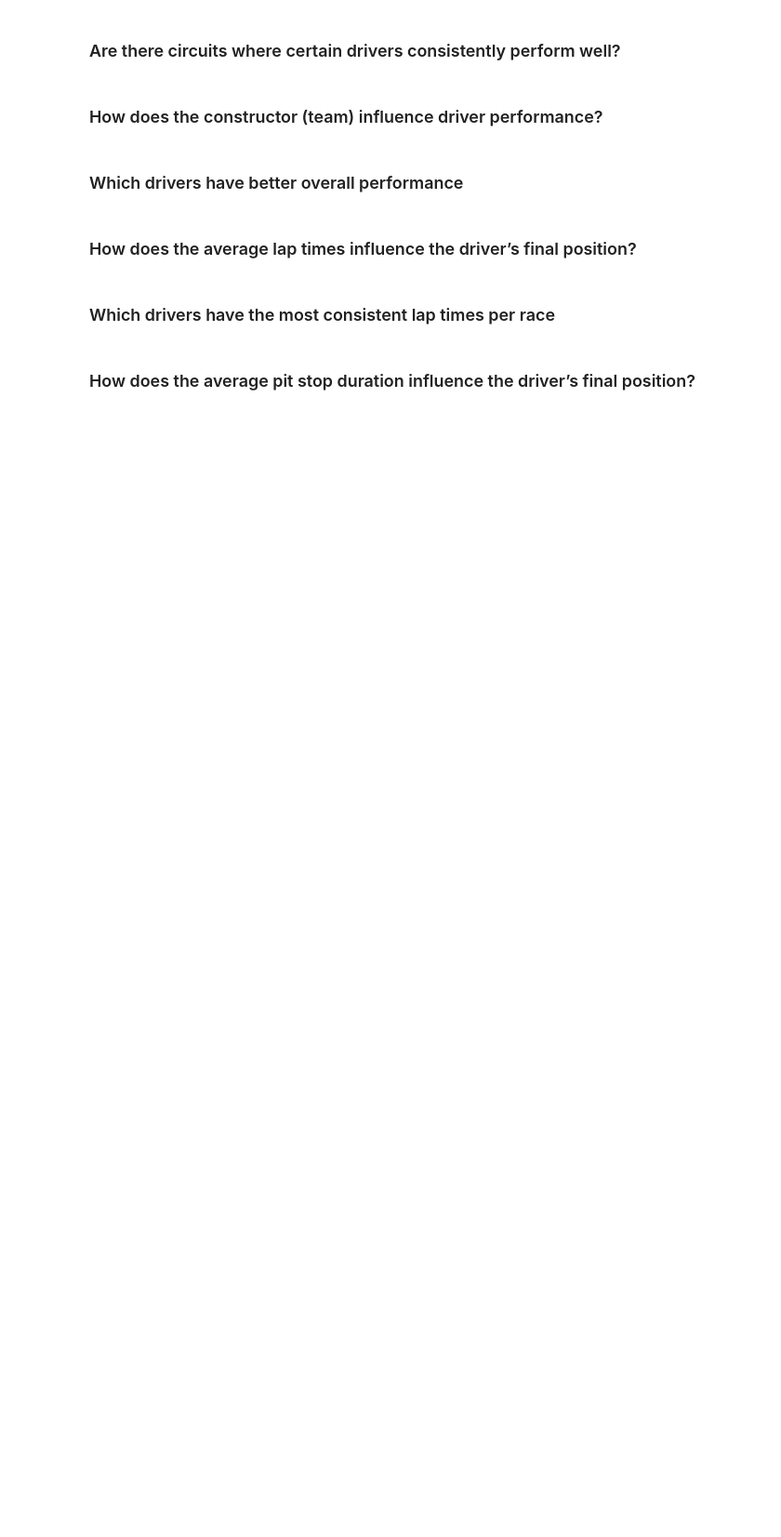
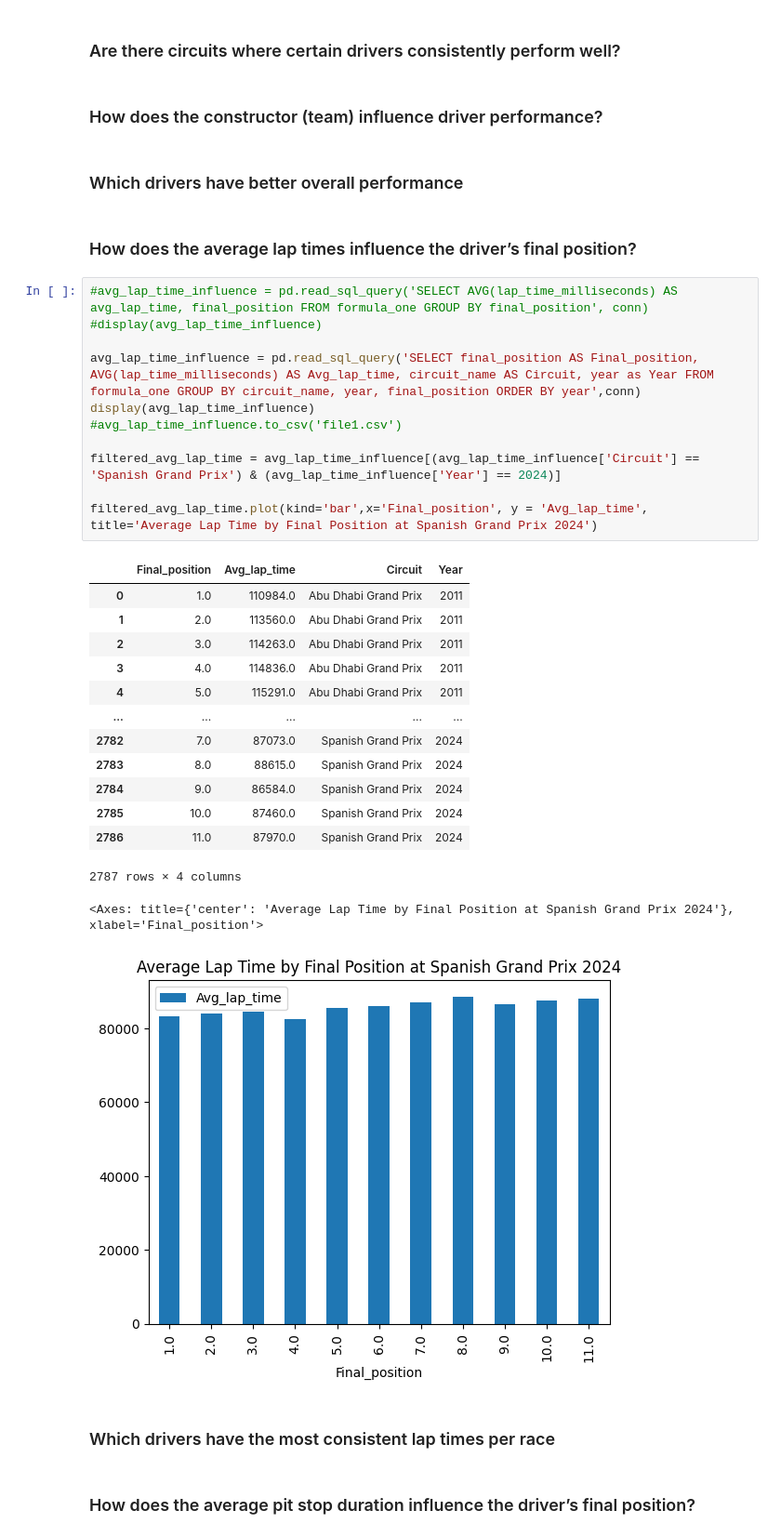
Before and after one commit to jennydang61/Driver-Performance-Prediction, a Jupyter notebook: formula1.ipynb, the cells around one changed output. Shown at 93% size. Cells and saved outputs as stored; diff of their text form; blank space fills up the shorter version.

Commit message:
update avg lap times influence

```diff
--- a/formula1.ipynb
+++ b/formula1.ipynb
@@ -628,6 +628,33 @@ Pearson correlation coefficient: 0.341067081875067
 ### Which drivers have better overall performance
 # %% [markdown]
 ### How does the average lap times influence the driver’s final position?
+# %%
+#avg_lap_time_influence = pd.read_sql_query('SELECT AVG(lap_time_milliseconds) AS avg_lap_time, final_position FROM formula_one GROUP BY final_position', conn)
+#display(avg_lap_time_influence)
+
+avg_lap_time_influence = pd.read_sql_query('SELECT final_position AS Final_position, AVG(lap_time_milliseconds) AS Avg_lap_time, circuit_name AS Circuit, year as Year FROM formula_one GROUP BY circuit_name, year, final_position ORDER BY year',conn)
+display(avg_lap_time_influence)
+#avg_lap_time_influence.to_csv('file1.csv')
+
+filtered_avg_lap_time = avg_lap_time_influence[(avg_lap_time_influence['Circuit'] == 'Spanish Grand Prix') & (avg_lap_time_influence['Year'] == 2024)]
+
+filtered_avg_lap_time.plot(kind='bar',x='Final_position', y = 'Avg_lap_time', title='Average Lap Time by Final Position at Spanish Grand Prix 2024')
+# %% [output]
+|  | Final_position | Avg_lap_time | Circuit | Year |
+| 0 | 1.0 | 110984.0 | Abu Dhabi Grand Prix | 2011 |
+| 1 | 2.0 | 113560.0 | Abu Dhabi Grand Prix | 2011 |
+| 2 | 3.0 | 114263.0 | Abu Dhabi Grand Prix | 2011 |
+| 3 | 4.0 | 114836.0 | Abu Dhabi Grand Prix | 2011 |
+| 4 | 5.0 | 115291.0 | Abu Dhabi Grand Prix | 2011 |
+| ... | ... | ... | ... | ... |
+| 2782 | 7.0 | 87073.0 | Spanish Grand Prix | 2024 |
+| 2783 | 8.0 | 88615.0 | Spanish Grand Prix | 2024 |
+| 2784 | 9.0 | 86584.0 | Spanish Grand Prix | 2024 |
+| 2785 | 10.0 | 87460.0 | Spanish Grand Prix | 2024 |
+| 2786 | 11.0 | 87970.0 | Spanish Grand Prix | 2024 |
+2787 rows × 4 columns
+<Axes: title={'center': 'Average Lap Time by Final Position at Spanish Grand Prix 2024'}, xlabel='Final_position'>
+[figure, added]
 # %% [markdown]
 ### Which drivers have the most consistent lap times per race
 # %% [markdown]
```
Also changed, not shown: parts of 2 cells of this notebook, 1 other file.
